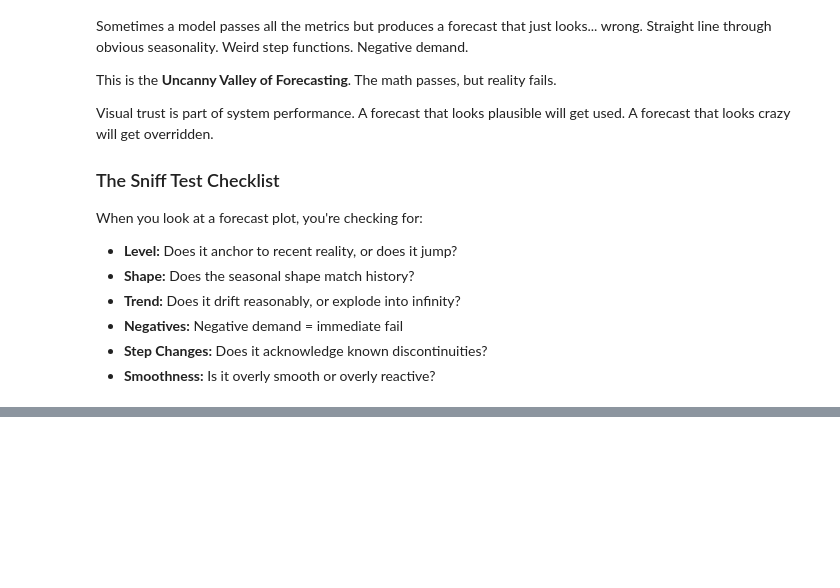
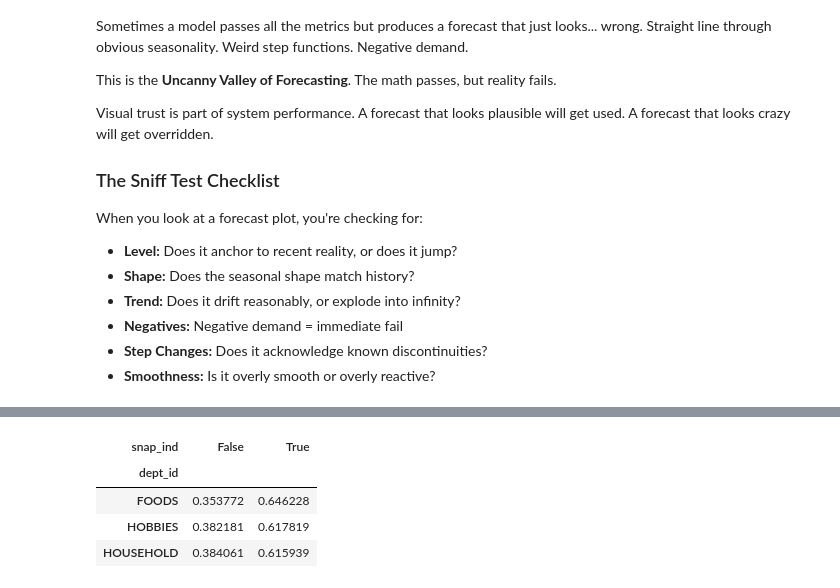
Before and after one commit to forecastacademy/real-world-forecasting-foundations, a Jupyter notebook: notebooks/module_02_baselines/2.07_performance_diagnostics_micro.ipynb, the cells around one changed output, grey strips where cells are left out. Cells and saved outputs as stored; diff of their text form; code cells hidden in the pictures; blank space fills up the shorter version.

```diff
--- a/notebooks/module_02_baselines/2.07_performance_diagnostics_micro.ipynb
+++ b/notebooks/module_02_baselines/2.07_performance_diagnostics_micro.ipynb
@@ -300,0 +322,17 @@ print("\n✓ Forensic findings saved to 'forensic_findings_for_module_3.csv'")
+# %%
+cv_w_snap = cv_w_snap.assign(
+    large_error = cv_w_snap['abs_error'] > cv_w_snap.groupby("unique_id")['abs_error'].transform(lambda x: x.quantile(.9))
+    )
+# %%
+# we see
+(cv_w_snap
+.loc[cv_w_snap['large_error']]
+.groupby('dept_id')['snap_ind'].value_counts(normalize=True)
+.unstack()
+)
+# %% [output]
+| snap_ind | False | True |
+| dept_id |  |  |
+| FOODS | 0.353772 | 0.646228 |
+| HOBBIES | 0.382181 | 0.617819 |
+| HOUSEHOLD | 0.384061 | 0.615939 |
```
Also changed, not shown: parts of 33 cells of this notebook, 6 other files.
